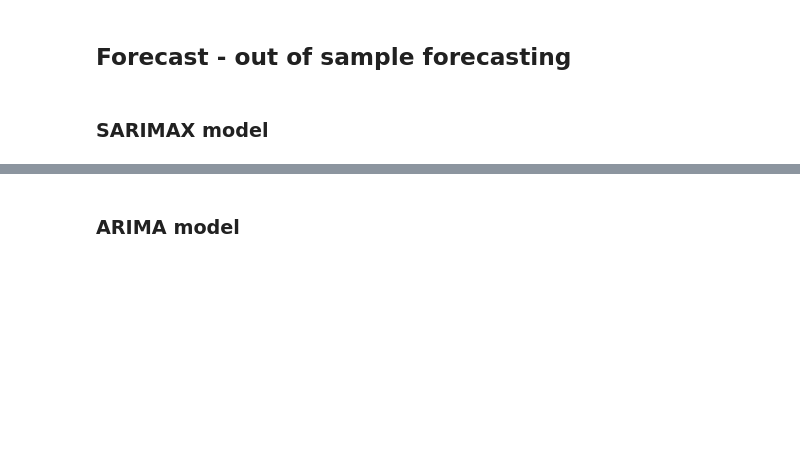
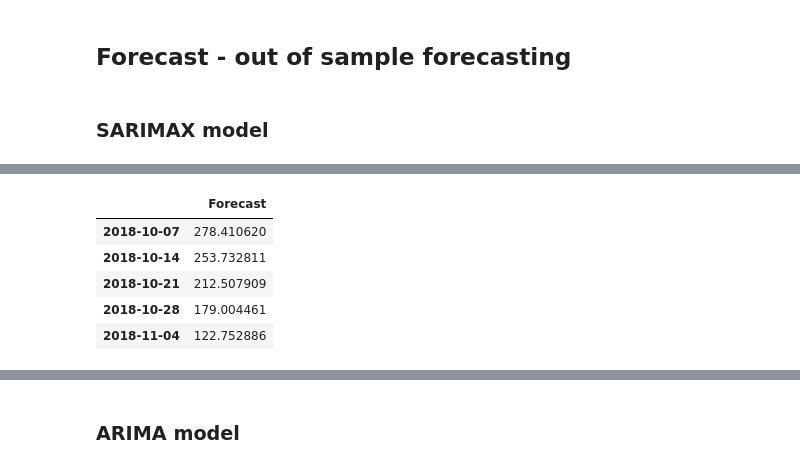
Before and after one commit to chris-pickford/TimeSeriesKb, a Jupyter notebook: Jupyter/main.ipynb, the cells around one changed output, grey strips where cells are left out. Drawn from its saved outputs; the diff is of its cells as text; code cells hidden in the pictures; blank space fills up the shorter version.

```diff
--- a/Jupyter/main.ipynb
+++ b/Jupyter/main.ipynb
@@ -533,6 +573,15 @@ for week in range(0,35):
     pred_ci = pd.concat([pred_ci,prediction.conf_int()])
 
 predictions.rename(columns={0:'Forecast'},inplace=True)
+# %%
+predictions.head()
+# %% [output]
+|  | Forecast |
+| 2018-10-07 | 278.410620 |
+| 2018-10-14 | 253.732811 |
+| 2018-10-21 | 212.507909 |
+| 2018-10-28 | 179.004461 |
+| 2018-11-04 | 122.752886 |
 # %%
 ax = y['2017':].plot(label='observed')
 predictions.plot(ax=ax, label='One-step ahead Forecast', alpha=.7, figsize=(14, 7))
```
Also changed, not shown: parts of 17 cells of this notebook.
